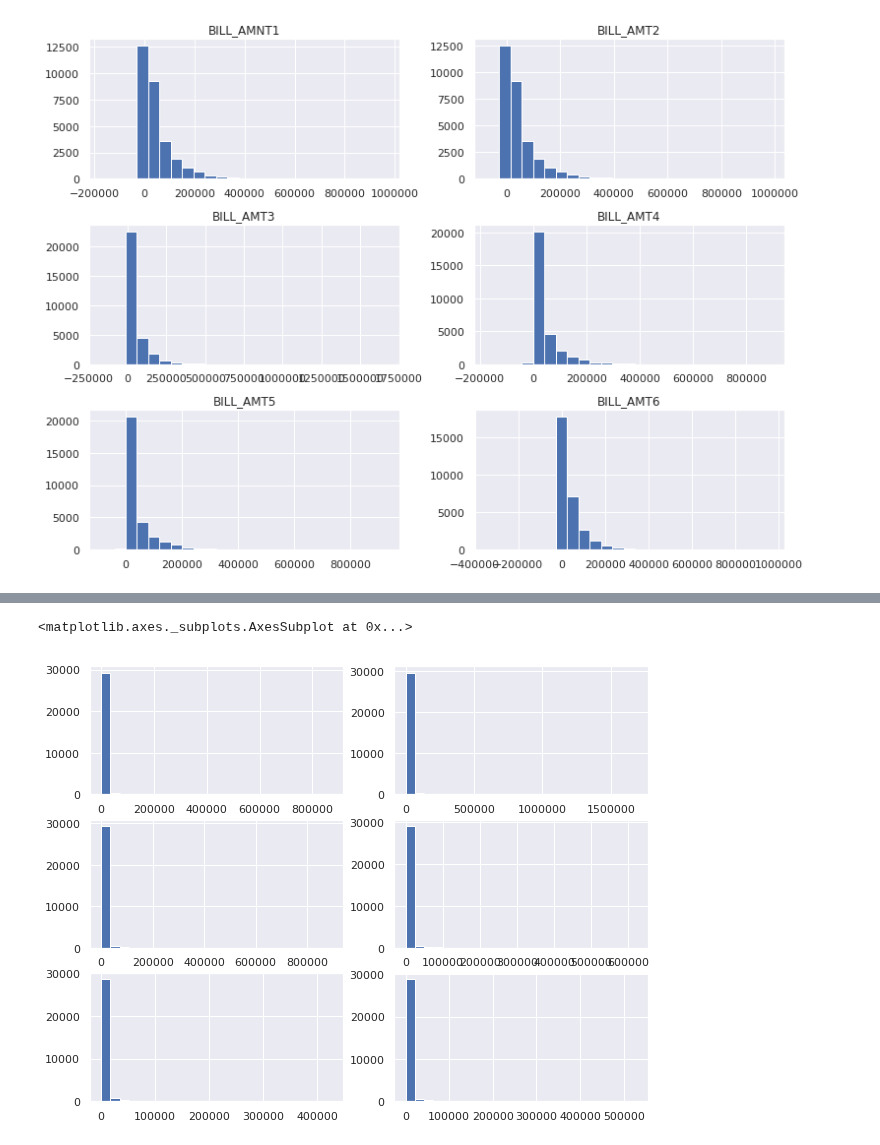
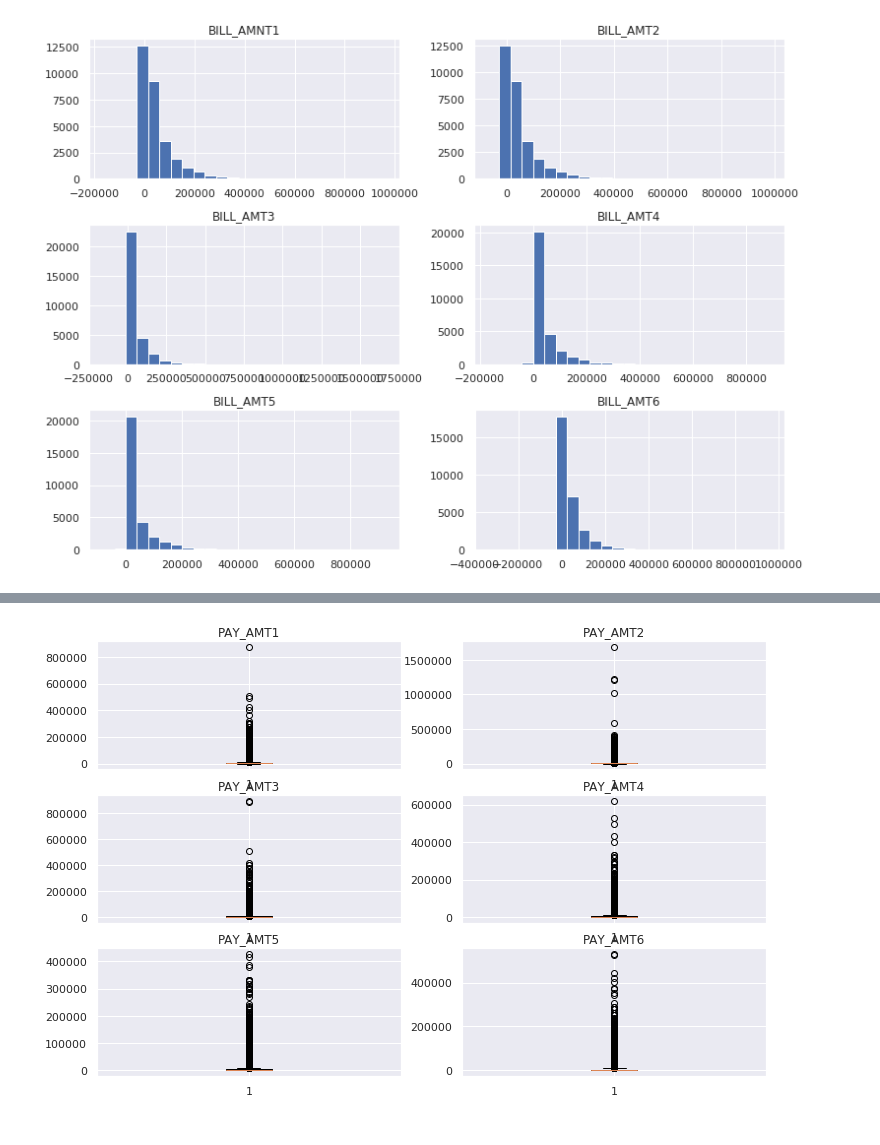
Before and after one commit to BA545-SP2019/2019-competition2-3-musketeers, a Jupyter notebook: Kevin/initial_EDA.ipynb, the cells around one changed output, grey strips where cells are left out. Drawn from its saved outputs; the diff is of its cells as text; code cells hidden in the pictures.

```diff
--- a/Kevin/initial_EDA.ipynb
+++ b/Kevin/initial_EDA.ipynb
@@ -302,26 +306,14 @@ Some notes: most distributions are right tailed, lending itself to a transformat
-# %%
-#create pay_amts group
-ax, fig = plt.subplots(figsize = (10,8))
-pay_amts = df.iloc[:, 17:]
-
-plt.subplot(3,2,1)
-pay_amts['PAY_AMT1'].hist(bins=25)
-
-plt.subplot(3,2,2)
-pay_amts['PAY_AMT2'].hist(bins=25)
-
-plt.subplot(3,2,3)
-pay_amts['PAY_AMT3'].hist(bins=25)
-
-plt.subplot(3,2,4)
-pay_amts['PAY_AMT4'].hist(bins=25)
-
-plt.subplot(3,2,5)
-pay_amts['PAY_AMT5'].hist(bins=25)
-
-plt.subplot(3,2,6)
-pay_amts['PAY_AMT6'].hist(bins=25)
-# %% [output]
-<matplotlib.axes._subplots.AxesSubplot at 0x...>
-[figure, removed]
+# %%
+#create pay_amts group
+pay_amts = df.iloc[:, 17:]
+
+i = 1
+plt.figure(figsize=(12,8))
+for col in pay_amts:
+    plt.subplot(3,2,i)
+    plt.boxplot(pay_amts[col])
+    plt.title(str(col))
+    i +=1
+# %% [output]
+[figure, added]
 # %%
```
Also changed, not shown: parts of 6 cells of this notebook, 1 other file.
